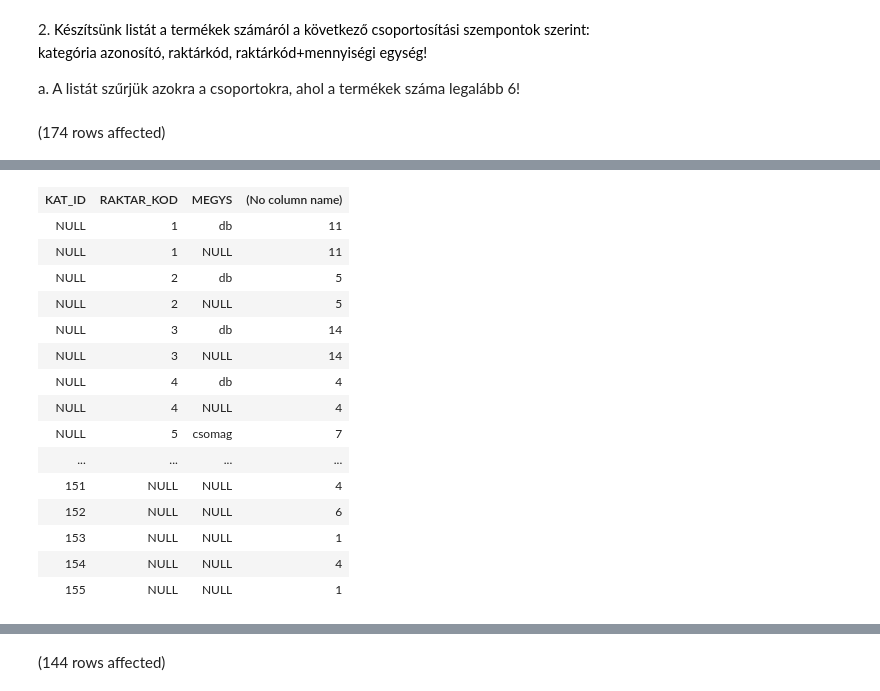
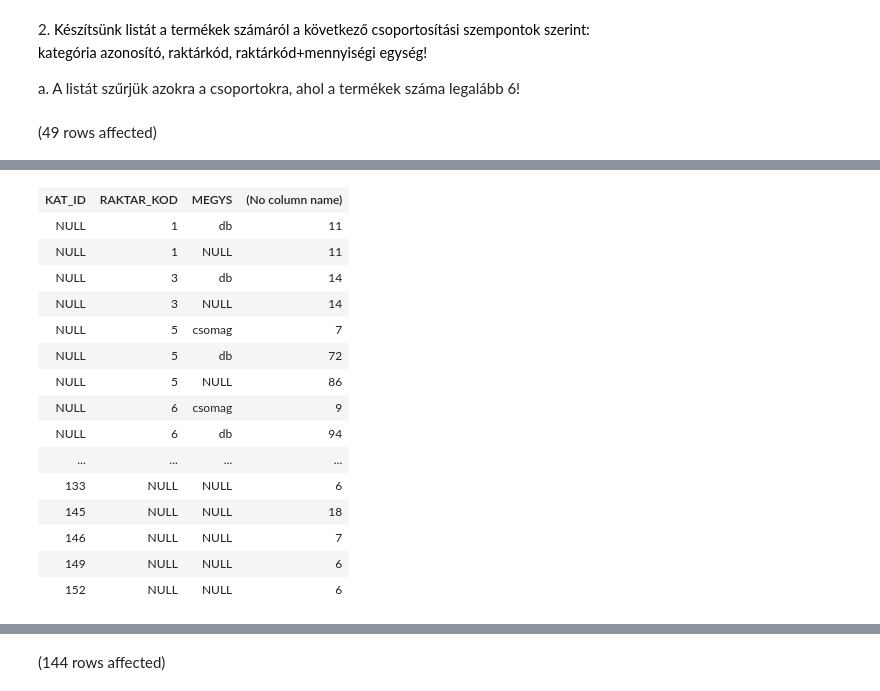
Before and after one commit to psziladi/adatbazis_sql, a Jupyter notebook: gyakorlat04_feladatok.ipynb, the cells around one changed output, grey strips where cells are left out. Saved outputs shown, nothing was run; the diff lists cells and outputs as text; code cells hidden in the pictures.

````diff
--- a/gyakorlat04_feladatok.ipynb
+++ b/gyakorlat04_feladatok.ipynb
@@ -39,5 +39,6 @@ MEGYS,
 count(*)
 FROM Termek
 GROUP BY GROUPING SETS(KAT_ID, RAKTAR_KOD, (RAKTAR_KOD, MEGYS))
+HAVING COUNT(*) >= 6
 # %% [output]
-(174 rows affected)
+(49 rows affected)
@@ -45,19 +46,19 @@ Total execution time: 00:00:00.016
 | KAT_ID | RAKTAR_KOD | MEGYS | (No column name) |
 | NULL | 1 | db | 11 |
 | NULL | 1 | NULL | 11 |
-| NULL | 2 | db | 5 |
-| NULL | 2 | NULL | 5 |
 | NULL | 3 | db | 14 |
 | NULL | 3 | NULL | 14 |
-| NULL | 4 | db | 4 |
-| NULL | 4 | NULL | 4 |
 | NULL | 5 | csomag | 7 |
+| NULL | 5 | db | 72 |
+| NULL | 5 | NULL | 86 |
+| NULL | 6 | csomag | 9 |
+| NULL | 6 | db | 94 |
 | ... | ... | ... | ... |
-| 151 | NULL | NULL | 4 |
+| 133 | NULL | NULL | 6 |
+| 145 | NULL | NULL | 18 |
+| 146 | NULL | NULL | 7 |
+| 149 | NULL | NULL | 6 |
 | 152 | NULL | NULL | 6 |
-| 153 | NULL | NULL | 1 |
-| 154 | NULL | NULL | 4 |
-| 155 | NULL | NULL | 1 |
 # %% [markdown]
 ```
 3. Készítsünk listát az egyes termékkategóriákban lévő termékek számáról!
````
Also changed, not shown: parts of 4 cells of this notebook.
